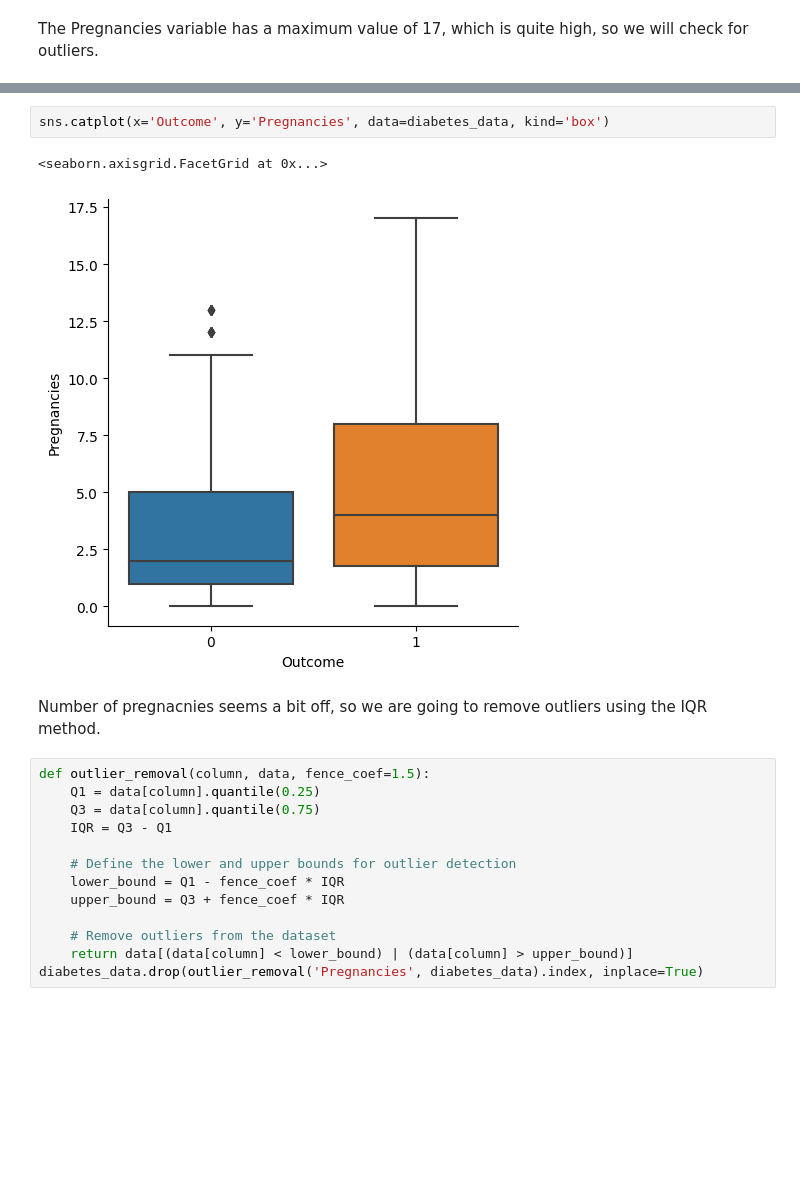
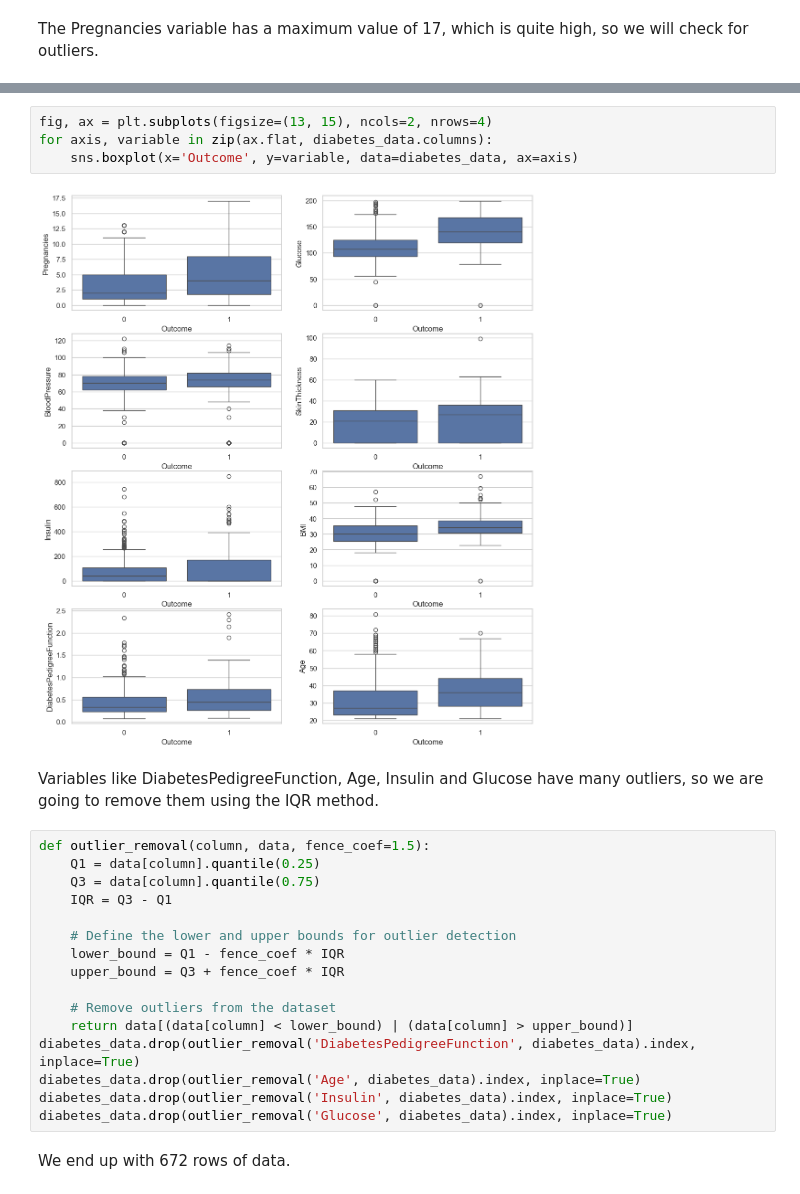
Before and after one commit to JuanDa14Sa/Diabetes-prediction, a Jupyter notebook: diabetes_prediction.ipynb, the cells around one changed output, grey strips where cells are left out. Saved outputs shown, nothing was run; the diff lists cells and outputs as text; blank space fills up the shorter version.

```diff
--- a/diabetes_prediction.ipynb
+++ b/diabetes_prediction.ipynb
@@ -81,10 +83,11 @@ All the variables present a big difference in distribution between the outcome c
-# %%
-sns.catplot(x='Outcome', y='Pregnancies', data=diabetes_data, kind='box')
-# %% [output]
-<seaborn.axisgrid.FacetGrid at 0x...>
-[figure, removed]
+# %%
+fig, ax = plt.subplots(figsize=(13, 15), ncols=2, nrows=4)
+for axis, variable in zip(ax.flat, diabetes_data.columns):
+    sns.boxplot(x='Outcome', y=variable, data=diabetes_data, ax=axis)
+# %% [output]
+[figure, added]
 # %% [markdown]
-Number of pregnacnies seems a bit off, so we are going to remove outliers using the IQR method.
+Variables like DiabetesPedigreeFunction, Age, Insulin and Glucose have many outliers, so we are going to remove them using the IQR method.
 # %%
 def outlier_removal(column, data, fence_coef=1.5):
     Q1 = data[column].quantile(0.25)
@@ -97,4 +100,9 @@ def outlier_removal(column, data, fence_coef=1.5):
 
     # Remove outliers from the dataset
     return data[(data[column] < lower_bound) | (data[column] > upper_bound)]
-diabetes_data.drop(outlier_removal('Pregnancies', diabetes_data).index, inplace=True)
+diabetes_data.drop(outlier_removal('DiabetesPedigreeFunction', diabetes_data).index, inplace=True)
+diabetes_data.drop(outlier_removal('Age', diabetes_data).index, inplace=True)
+diabetes_data.drop(outlier_removal('Insulin', diabetes_data).index, inplace=True)
+diabetes_data.drop(outlier_removal('Glucose', diabetes_data).index, inplace=True)
+# %% [markdown]
+We end up with 672 rows of data.
```
Also changed, not shown: parts of 18 cells of this notebook.
